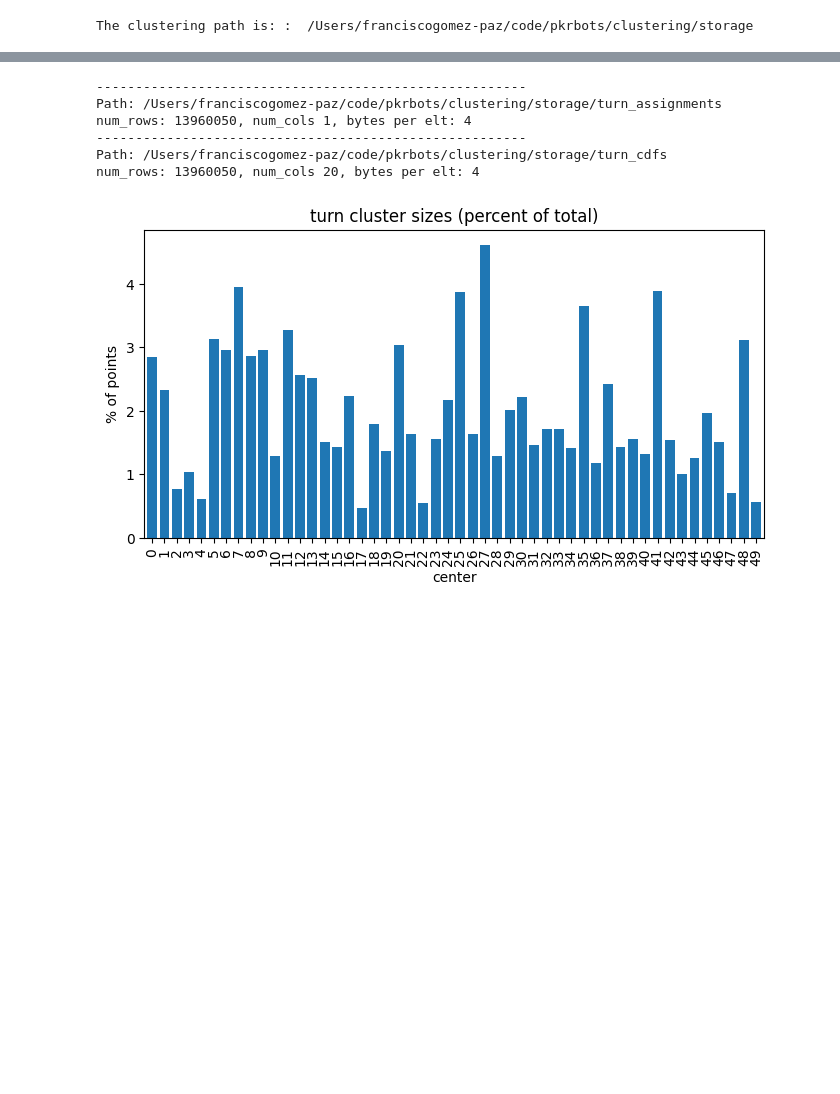
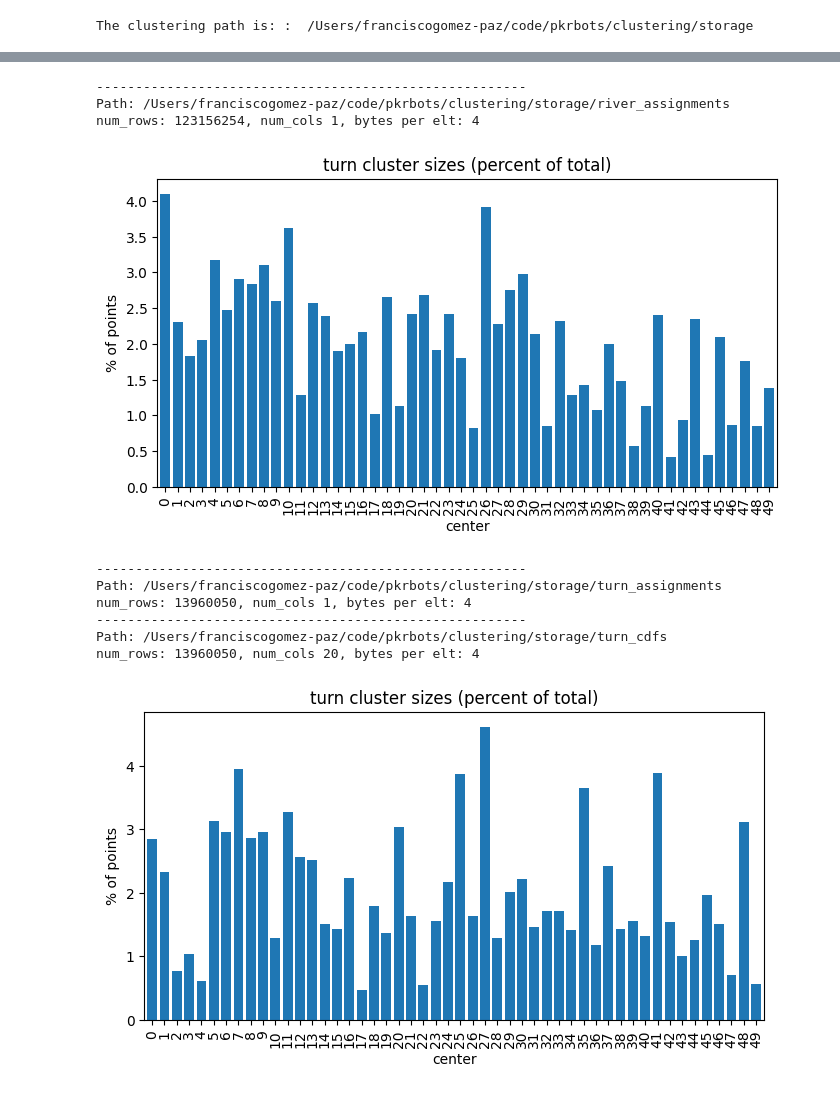
Before and after one commit to PGP2004/cfr, a Jupyter notebook: analysis/clustering.ipynb, the cells around one changed output, grey strips where cells are left out. Cells and saved outputs as stored; diff of their text form; code cells hidden in the pictures; blank space fills up the shorter version.

```diff
--- a/analysis/clustering.ipynb
+++ b/analysis/clustering.ipynb
@@ -106,3 +132,12 @@ Text(0.5, 1.0, 'Number of Rivers per Strength')
+# %%
+river_assignments_path = str(clust_path) + "/river_assignments"
+river_assignments_df = load_matrix(path=river_assignments_path, col_names=["assignment"], dtype=np.int32)
+plot_cluster_sizes(river_assignments_df, title = "turn cluster sizes (percent of total)")
+# %% [output]
+-------------------------------------------------------
+Path: /Users/franciscogomez-paz/code/pkrbots/clustering/storage/river_assignments
+num_rows: 123156254, num_cols 1, bytes per elt: 4
+[figure, added]
 # %%
 turn_assignments_path = str(clust_path) + "/turn_assignments"
 turn_assignments_df = load_matrix(path=turn_assignments_path, col_names=["assignment"], dtype=np.int32)
```
Also changed, not shown: parts of 8 cells of this notebook, 11 other files.
